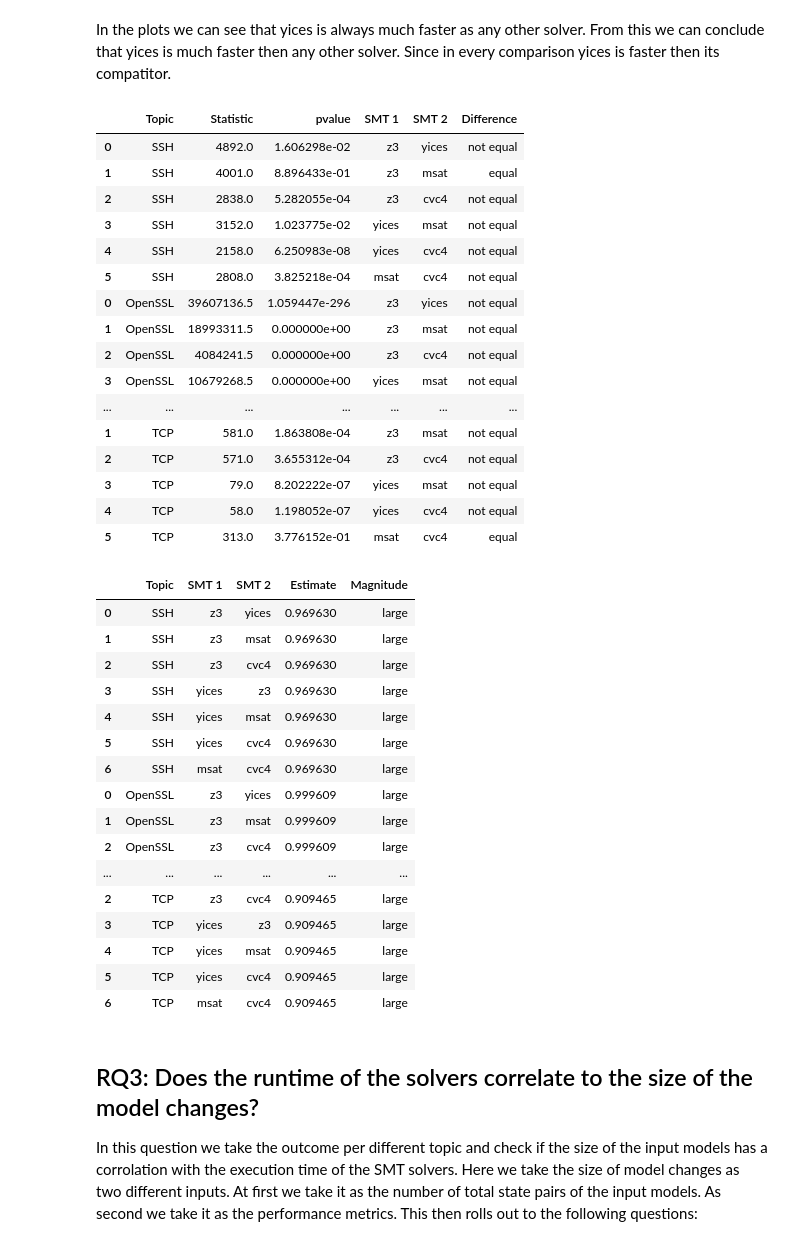
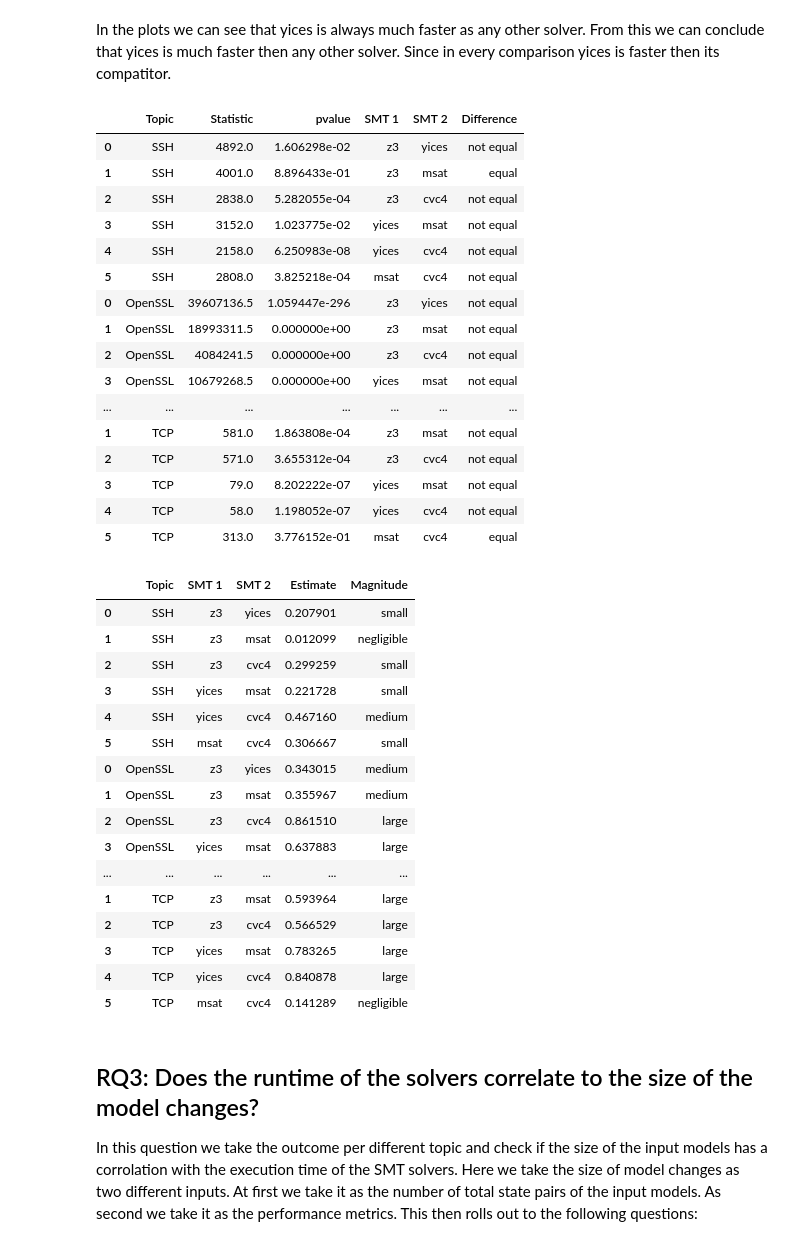
Before and after one commit to GianniM123/ResearchInternship, a Jupyter notebook: statistics/statistics.ipynb, the cells around one changed output. Drawn from its saved outputs; the diff is of its cells as text; code cells hidden in the pictures.

Commit message:
Solved wrong effect size

```diff
--- a/statistics/statistics.ipynb
+++ b/statistics/statistics.ipynb
@@ -138,7 +138,7 @@ def VD_A(treatment, control):
     r1 = sum(r[0:m])
 
     # Compute the measure
-    # A = (r1/m - (m+1)/2)/n # formula (14) in Vargha and Delaney, 2000
+#     A = (r1/m - (m+1)/2)/n # formula (14) in Vargha and Delaney, 2000
     A = (2 * r1 - m * (m + 1)) / (2 * n * m)  # equivalent formula to avoid accuracy errors
 
     levels = [0.147, 0.33, 0.474]  # effect sizes from Hess and Kromrey, 2004
@@ -146,7 +146,7 @@ def VD_A(treatment, control):
     scaled_A = (A - 0.5) * 2
 
     magnitude = magnitude[bisect_left(levels, abs(scaled_A))]
-    estimate = A
+    estimate = abs(scaled_A)
 
     return estimate, magnitude
 
@@ -158,14 +158,12 @@ def effect_size_per_topic(dataframe):
     cvc4_frame = dataframe[dataframe["SMT solver"] == "cvc4"]["total seconds"]
 
     effect_size_list = []
-    effect_size_list.append(("z3", "yices") + VD_A(z3_frame,yices_frame))
-    effect_size_list.append(("z3", "msat") + VD_A(z3_frame,msat_frame))
-    effect_size_list.append(("z3", "cvc4") + VD_A(z3_frame,cvc4_frame))
-    effect_size_list.append(("yices", "z3") + VD_A(yices_frame,z3_frame))
-    effect_size_list.append(("yices", "msat") + VD_A(yices_frame,msat_frame))
-    effect_size_list.append(("yices", "cvc4") + VD_A(yices_frame,cvc4_frame))
-    effect_size_list.append(("msat", "cvc4") + VD_A(msat_frame,cvc4_frame))
-
+    effect_size_list.append(("z3", "yices") + VD_A(z3_frame.tolist(),yices_frame.tolist()))
+    effect_size_list.append(("z3", "msat") + VD_A(z3_frame.tolist(),msat_frame.tolist()))
+    effect_size_list.append(("z3", "cvc4") + VD_A(z3_frame.tolist(),cvc4_frame.tolist()))
+    effect_size_list.append(("yices", "msat") + VD_A(yices_frame.tolist(),msat_frame.tolist()))
+    effect_size_list.append(("yices", "cvc4") + VD_A(yices_frame.tolist(),cvc4_frame.tolist()))
+    effect_size_list.append(("msat", "cvc4") + VD_A(msat_frame.tolist(),cvc4_frame.tolist()))
     effect_size_frame = pandas.DataFrame(effect_size_list)
     effect_size_frame = effect_size_frame.rename(columns={0: "SMT 1", 1: "SMT 2", 2: "Estimate", 3: "Magnitude"})
     return effect_size_frame
@@ -183,49 +181,49 @@ mannwhitneyu_frame.insert(5,"Difference", [ "equal" if i > 0.05 else "not equal"
 display(mannwhitneyu_frame)
 
 ssh_effect_size_frame = effect_size_per_topic(ssh_dataframe.copy())
 ssh_effect_size_frame.insert(0,"Topic", [ "SSH"  for i in ssh_effect_size_frame['SMT 1']])
 openssl_effect_size_frame = effect_size_per_topic(openssl_dataframe.copy())
 openssl_effect_size_frame.insert(0,"Topic", [ "OpenSSL"  for i in openssl_effect_size_frame['SMT 1']])
 tcp_effect_size_frame = effect_size_per_topic(tcp_dataframe.copy())
 tcp_effect_size_frame.insert(0,"Topic", [ "TCP"  for i in ssh_effect_size_frame['SMT 1']])
 
 effect_size_frame = pandas.concat([ssh_effect_size_frame, openssl_effect_size_frame, tcp_effect_size_frame])
 display(effect_size_frame)
 # %% [output]
 |  | Topic | Statistic | pvalue | SMT 1 | SMT 2 | Difference |
 | 0 | SSH | 4892.0 | 1.606298e-02 | z3 | yices | not equal |
 | 1 | SSH | 4001.0 | 8.896433e-01 | z3 | msat | equal |
 | 2 | SSH | 2838.0 | 5.282055e-04 | z3 | cvc4 | not equal |
 | 3 | SSH | 3152.0 | 1.023775e-02 | yices | msat | not equal |
 | 4 | SSH | 2158.0 | 6.250983e-08 | yices | cvc4 | not equal |
 | 5 | SSH | 2808.0 | 3.825218e-04 | msat | cvc4 | not equal |
 | 0 | OpenSSL | 39607136.5 | 1.059447e-296 | z3 | yices | not equal |
 | 1 | OpenSSL | 18993311.5 | 0.000000e+00 | z3 | msat | not equal |
 | 2 | OpenSSL | 4084241.5 | 0.000000e+00 | z3 | cvc4 | not equal |
 | 3 | OpenSSL | 10679268.5 | 0.000000e+00 | yices | msat | not equal |
 | ... | ... | ... | ... | ... | ... | ... |
 | 1 | TCP | 581.0 | 1.863808e-04 | z3 | msat | not equal |
 | 2 | TCP | 571.0 | 3.655312e-04 | z3 | cvc4 | not equal |
 | 3 | TCP | 79.0 | 8.202222e-07 | yices | msat | not equal |
 | 4 | TCP | 58.0 | 1.198052e-07 | yices | cvc4 | not equal |
 | 5 | TCP | 313.0 | 3.776152e-01 | msat | cvc4 | equal |
 |  | Topic | SMT 1 | SMT 2 | Estimate | Magnitude |
-| 0 | SSH | z3 | yices | 0.969630 | large |
-| 1 | SSH | z3 | msat | 0.969630 | large |
-| 2 | SSH | z3 | cvc4 | 0.969630 | large |
-| 3 | SSH | yices | z3 | 0.969630 | large |
-| 4 | SSH | yices | msat | 0.969630 | large |
-| 5 | SSH | yices | cvc4 | 0.969630 | large |
-| 6 | SSH | msat | cvc4 | 0.969630 | large |
-| 0 | OpenSSL | z3 | yices | 0.999609 | large |
-| 1 | OpenSSL | z3 | msat | 0.999609 | large |
-| 2 | OpenSSL | z3 | cvc4 | 0.999609 | large |
+| 0 | SSH | z3 | yices | 0.207901 | small |
+| 1 | SSH | z3 | msat | 0.012099 | negligible |
+| 2 | SSH | z3 | cvc4 | 0.299259 | small |
+| 3 | SSH | yices | msat | 0.221728 | small |
+| 4 | SSH | yices | cvc4 | 0.467160 | medium |
+| 5 | SSH | msat | cvc4 | 0.306667 | small |
+| 0 | OpenSSL | z3 | yices | 0.343015 | medium |
+| 1 | OpenSSL | z3 | msat | 0.355967 | medium |
+| 2 | OpenSSL | z3 | cvc4 | 0.861510 | large |
+| 3 | OpenSSL | yices | msat | 0.637883 | large |
 | ... | ... | ... | ... | ... | ... |
-| 2 | TCP | z3 | cvc4 | 0.909465 | large |
-| 3 | TCP | yices | z3 | 0.909465 | large |
-| 4 | TCP | yices | msat | 0.909465 | large |
-| 5 | TCP | yices | cvc4 | 0.909465 | large |
-| 6 | TCP | msat | cvc4 | 0.909465 | large |
+| 1 | TCP | z3 | msat | 0.593964 | large |
+| 2 | TCP | z3 | cvc4 | 0.566529 | large |
+| 3 | TCP | yices | msat | 0.783265 | large |
+| 4 | TCP | yices | cvc4 | 0.840878 | large |
+| 5 | TCP | msat | cvc4 | 0.141289 | negligible |
 # %% [markdown]
 ## RQ3: Does the runtime of the solvers correlate to the size of the model changes?
 In this question we take the outcome per different topic and check if the size of the input models has a corrolation with the execution time of the SMT solvers. Here we take the size of model changes as two different inputs. At first we take it as the number of total state pairs of the input models. As second we take it as the performance metrics. This then rolls out to the following questions:
```
